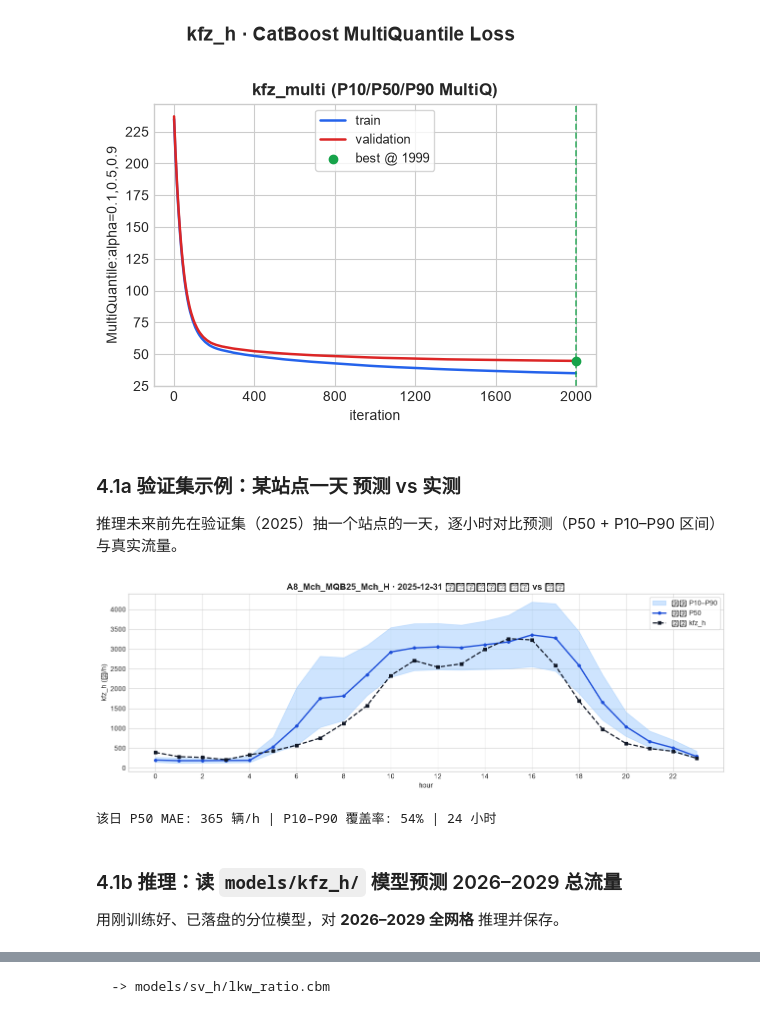
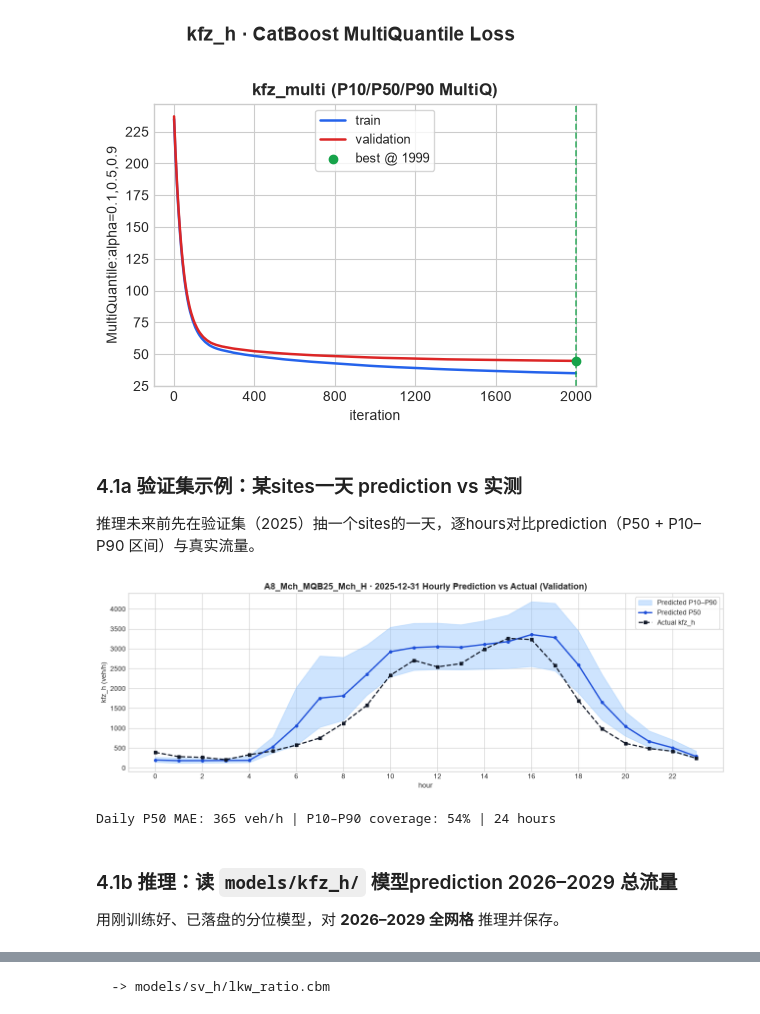
Before and after one commit to ForeverTTT/Autobahn-hackathon, a Jupyter notebook: model/model_notebook.ipynb, the cells around one changed output, grey strips where cells are left out. Cells and saved outputs as stored; diff of their text form; code cells hidden in the pictures.

```diff
--- a/model/model_notebook.ipynb
+++ b/model/model_notebook.ipynb
@@ -761,10 +779,10 @@ PROF_V = ["prof_v_shd", "prof_v_p85", "prof_v_sht"]  # v2: +sht
 COND = HOLIDAY + HOLIDAY_CAT + WEATHER + WEATHER_CAT + TEMP + CONSTRUCTION + EVENTS
 CAT_FEATURES = STATIC_CAT + HOLIDAY_CAT + WEATHER_CAT
 
-# 各目标的特征集合
+# 各target的特征集合
 FEATURES_KFZ = CALENDAR + STATIC_NUM + STATIC_CAT + PROF_KFZ + COND
 FEATURES_LKW = CALENDAR + STATIC_NUM + STATIC_CAT + PROF_KFZ + PROF_LKW + COND
-FEATURES_SPD = CALENDAR + STATIC_NUM + STATIC_CAT + PROF_KFZ + PROF_V + COND
+FEATURES_SPD = CALENDAR + STATIC_NUM + STATIC_CAT + PROF_KFZ + PROF_V + COND + ["kfz_p50_pred"]  # G3: speed model sees flow prediction
 
 
 def make_pool(df, features, target, weight=None):
@@ -777,5 +795,5 @@ def make_pool(df, features, target, weight=None):
     return Pool(X, label=y, cat_features=cats, weight=w)
 
 
-print("kfz 特征数:", len(FEATURES_KFZ), "| 类别特征:", [c for c in CAT_FEATURES if c in FEATURES_KFZ])
+print("kfz 特征数:", len(FEATURES_KFZ), "| categorical features:", [c for c in CAT_FEATURES if c in FEATURES_KFZ])
 # %% [output]
@@ -1049,7 +1067,7 @@ print("训练工具就绪 ✔")
 # %%
-# ---------- 推理辅助：用磁盘/内存模型预测 ----------
+# ---------- 推理辅助：用磁盘/内存模型prediction ----------
 def predict_features(df, model, features):
-    """用给定特征列预测；类别列转 str 以匹配训练时的处理。"""
+    """用给定特征列prediction；类别列转 str 以匹配训练时的处理。"""
     cats = [c for c in CAT_FEATURES if c in features]
     X = df[features].copy()
     for c in cats:
@@ -1068,7 +1086,7 @@ _Q_IDX = {"p10": 0, "p50": 1, "p90": 2}
 
 
 def predict_kfz_q(df, quantile_name, model=None):
-    """用 MultiQuantile kfz 模型预测指定分位。
+    """用 MultiQuantile kfz 模型prediction指定分位。
     model: 可选，不传则使用全局 kfz_model（需已定义）。
     返回 shape (N,) 数组，已做 KFZ_CLIP_MIN 截断。
     """
@@ -1081,14 +1099,14 @@ def predict_kfz_q(df, quantile_name, model=None):
     return np.clip(preds[:, _Q_IDX[quantile_name]], KFZ_CLIP_MIN, None)
 
 
-# 预测目标区间：2026–2029 每天每小时 × 全部站点
+# predictiontarget区间：2026–2029 每天每hours × 全部sites
 FUTURE_DATES = pd.date_range("2026-01-01", "2029-12-31", freq="D")
 
 
 def build_future_grid(dates=FUTURE_DATES, hours=range(24)):
-    """构建未来网格特征（站点 × 日期 × 小时）：日历 + conditional + 历史画像。
+    """构建未来网格特征（sites × dates × hours）：日历 + conditional + 历史画像。
     未来天气/施工/事件未知 -> 留空(NaN)或占位，CatBoost 原生处理缺失。
-    一次构建可被三个目标的推理 cell 复用。
+    一次构建可被三个target的推理 cell 复用。
     """
     meta = (
         traffic.groupby("site_id")[["road", "direction", "site_name", "bab_km", "longitude", "latitude"]]
@@ -1109,5 +1127,5 @@ def build_future_grid(dates=FUTURE_DATES, hours=range(24)):
     return grid
 
 
-print("推理辅助函数就绪 ✔  预测区间:", FUTURE_DATES.min().date(), "~", FUTURE_DATES.max().date())
+print("Inference helpers ready ✔  Forecast range:", FUTURE_DATES.min().date(), "~", FUTURE_DATES.max().date())
 # %% [output]
@@ -1244,43 +1273,43 @@ plot_loss_curves(
 # %% [output]
 [figure]
 # %% [markdown]
-### 4.1a 验证集示例：某站点一天 预测 vs 实测
+### 4.1a 验证集示例：某sites一天 prediction vs 实测
 
-推理未来前先在验证集（2025）抽一个站点的一天，逐小时对比预测（P50 + P10–P90 区间）与真实流量。
+推理未来前先在验证集（2025）抽一个sites的一天，逐hours对比prediction（P50 + P10–P90 区间）与真实流量。
 # %%
-# 验证集逐小时预测（用刚训好的内存模型）
+# 验证集逐hoursprediction（用刚训好的内存模型）
 _pk = {q: predict_kfz_q(va_kfz, q) for q in QUANTILES}
 _vp = va_kfz[["site_id", "ts", "hour", "kfz_h"]].copy()
 for q in QUANTILES:
     _vp[f"kfz_h_{q}"] = _pk[q]
 _vp["day"] = _vp["ts"].dt.normalize()
 
-# 选数据最全的站点 + 那一天（24 小时齐全）
+# 选数据最全的sites + 那一天（24 hours齐全）
 _site = _vp["site_id"].value_counts().index[0]
 _day = (_vp[_vp["site_id"] == _site].groupby("day").size().sort_values().index[-1])
 _one = _vp[(_vp["site_id"] == _site) & (_vp["day"] == _day)].sort_values("hour")
 
 fig, ax = plt.subplots(figsize=PLOT_FIGSIZE)
 ax.fill_between(_one["hour"], _one["kfz_h_p10"], _one["kfz_h_p90"],
-                color="#93c5fd", alpha=0.45, label="预测 P10–P90")
-ax.plot(_one["hour"], _one["kfz_h_p50"], color="#1d4ed8", lw=2, marker="o", ms=4, label="预测 P50")
-ax.plot(_one["hour"], _one["kfz_h"], color="#111827", lw=1.8, ls="--", marker="s", ms=4, label="实测 kfz_h")
-ax.set_title(f"{_site} · {_day.date()} 验证集逐小时 预测 vs 实测", fontsize=13, fontweight="bold")
+                color="#93c5fd", alpha=0.45, label="Predicted P10–P90")
+ax.plot(_one["hour"], _one["kfz_h_p50"], color="#1d4ed8", lw=2, marker="o", ms=4, label="Predicted P50")
+ax.plot(_one["hour"], _one["kfz_h"], color="#111827", lw=1.8, ls="--", marker="s", ms=4, label="Actual kfz_h")
+ax.set_title(f"{_site} · {_day.date()} Hourly Prediction vs Actual (Validation)", fontsize=13, fontweight="bold")
 ax.set_xlabel("hour")
-ax.set_ylabel("kfz_h (辆/h)")
+ax.set_ylabel("kfz_h (veh/h)")
 ax.set_xticks(range(0, 24, 2))
 ax.legend(frameon=True)
 fig.tight_layout()
 plt.show()
 
 _mae = float(np.mean(np.abs(_one["kfz_h"].to_numpy() - _one["kfz_h_p50"].to_numpy())))
 _picp = float(np.mean((_one["kfz_h"] >= _one["kfz_h_p10"]) & (_one["kfz_h"] <= _one["kfz_h_p90"])) * 100)
-print(f"该日 P50 MAE: {_mae:,.0f} 辆/h | P10–P90 覆盖率: {_picp:.0f}% | {len(_one)} 小时")
+print(f"Daily P50 MAE: {_mae:,.0f} veh/h | P10–P90 coverage: {_picp:.0f}% | {len(_one)} hours")
 # %% [output]
-[figure, old version]
+[figure, new version]
-该日 P50 MAE: 365 辆/h | P10–P90 覆盖率: 54% | 24 小时
+Daily P50 MAE: 365 veh/h | P10–P90 coverage: 54% | 24 hours
 # %% [markdown]
-### 4.1b 推理：读 `models/kfz_h/` 模型预测 2026–2029 总流量
+### 4.1b 推理：读 `models/kfz_h/` 模型prediction 2026–2029 总流量
 
 用刚训练好、已落盘的分位模型，对 **2026–2029 全网格** 推理并保存。
 # %%
```
Also changed, not shown: parts of 41 cells of this notebook, 13 other files.
